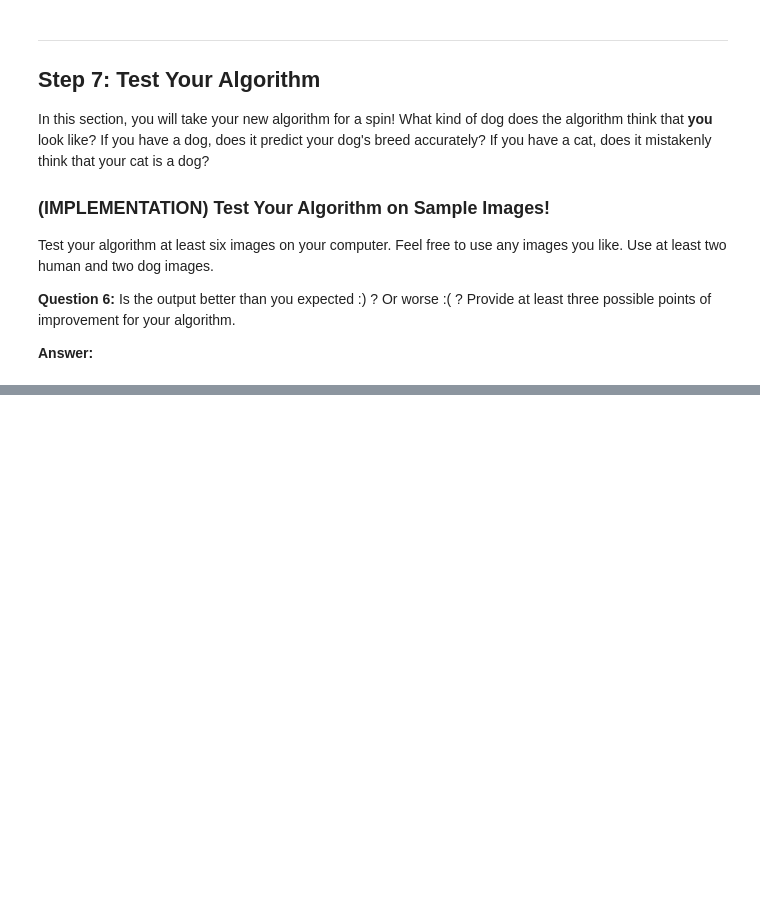
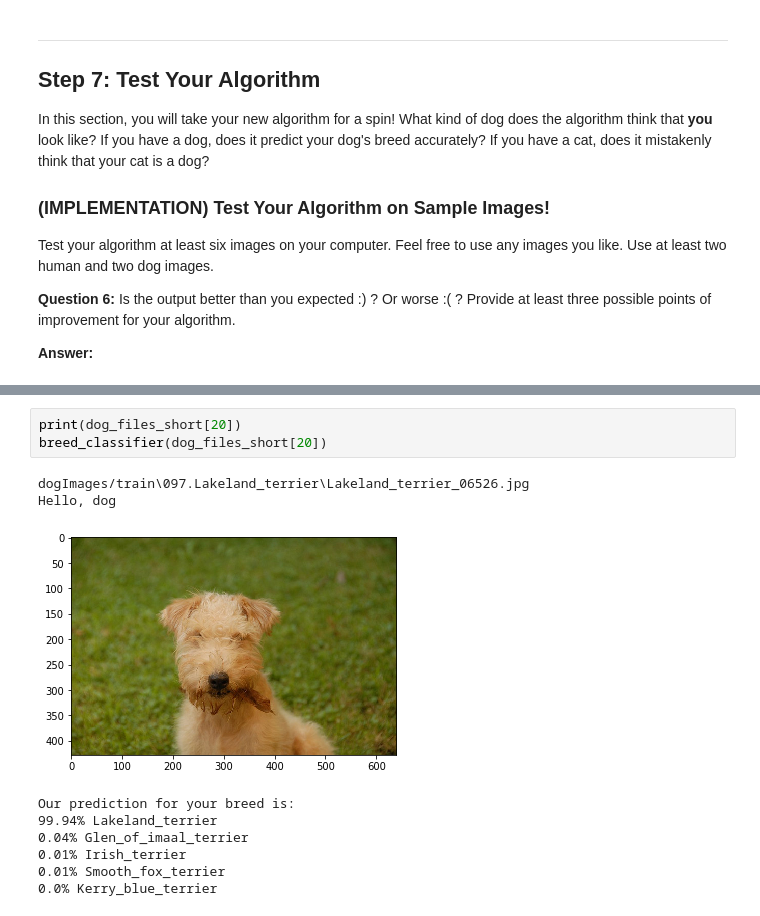
Before and after one commit to cidelab/dog-breed-classifier, a Jupyter notebook: dog_app.ipynb, the cells around one changed output, grey strips where cells are left out. Saved outputs shown, nothing was run; the diff lists cells and outputs as text; blank space fills up the shorter version.

```diff
--- a/dog_app.ipynb
+++ b/dog_app.ipynb
@@ -1069,0 +1148,13 @@ Icelandic_sheepdog
+# %%
+print(dog_files_short[20])
+breed_classifier(dog_files_short[20])
+# %% [output]
+dogImages/train\097.Lakeland_terrier\Lakeland_terrier_06526.jpg
+Hello, dog
+[figure, added]
+Our prediction for your breed is:
+99.94% Lakeland_terrier
+0.04% Glen_of_imaal_terrier
+0.01% Irish_terrier
+0.01% Smooth_fox_terrier
+0.0% Kerry_blue_terrier
```
Also changed, not shown: parts of 44 cells of this notebook, 30 other files.
